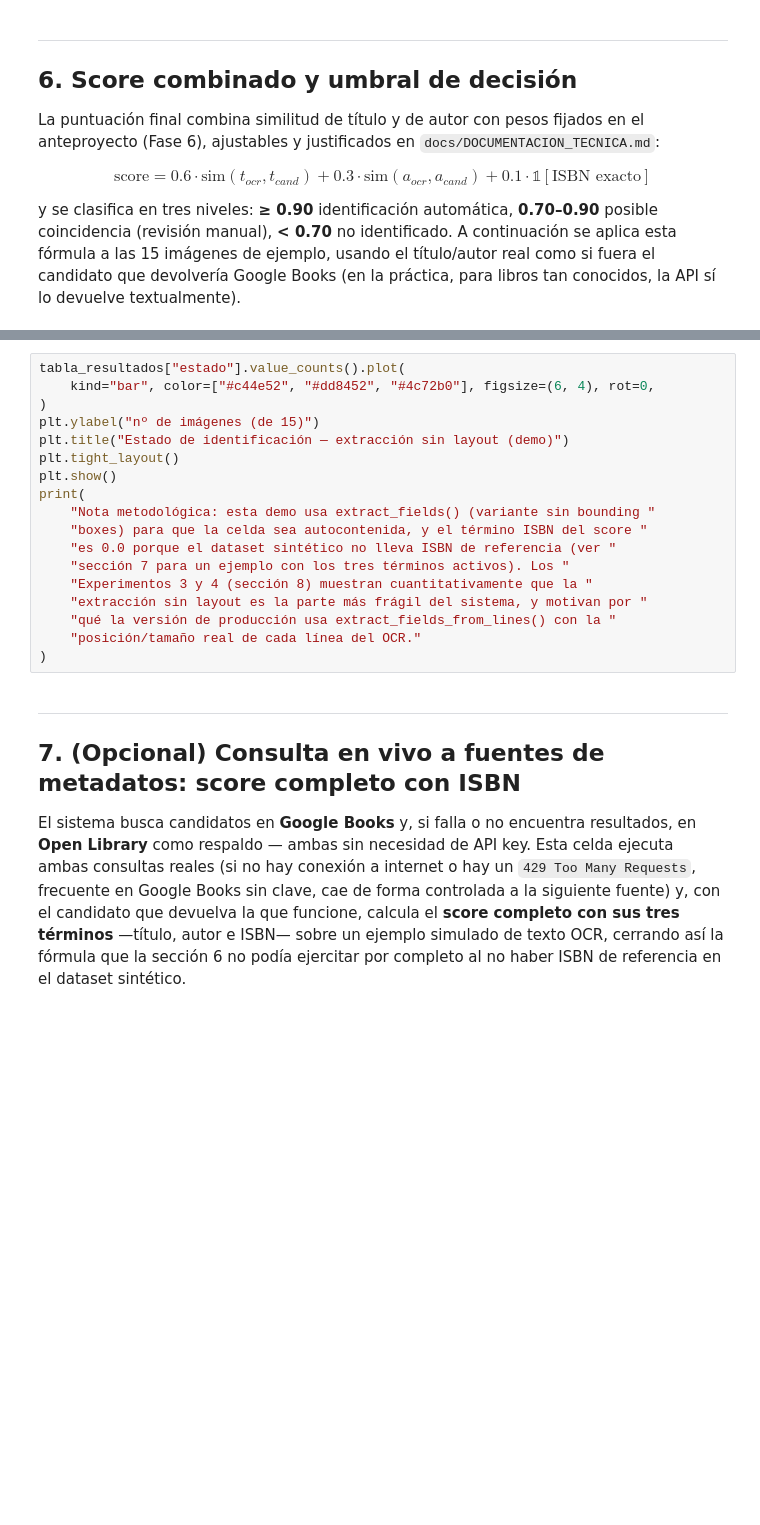
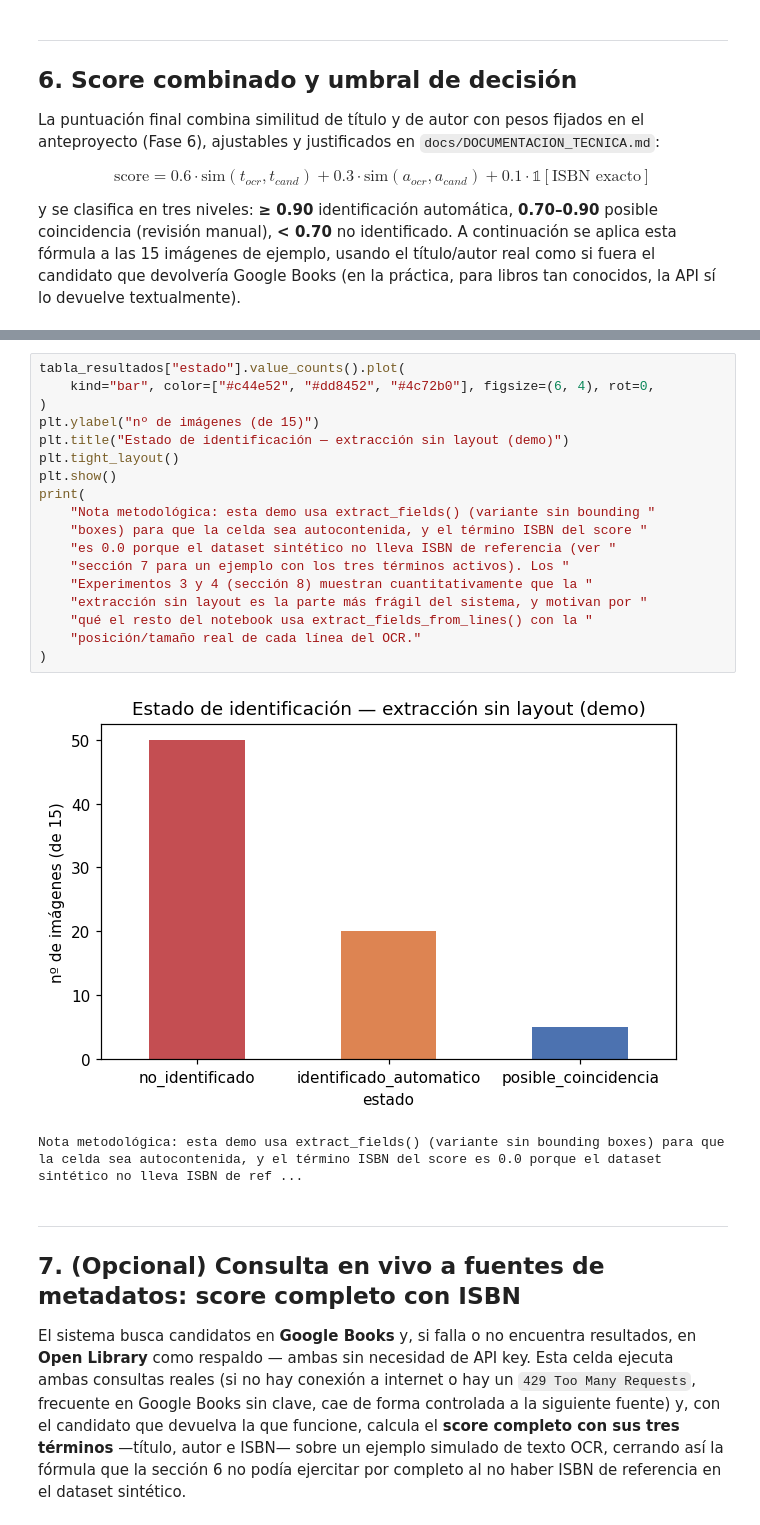
Before and after one commit to aav16/TFM_BookVision_SistemaInteligenteCatalogacionLibros, a Jupyter notebook: TFM_BookVision_Nucleo_Algoritmico.ipynb, the cells around one changed output, grey strips where cells are left out. Drawn from its saved outputs; the diff is of its cells as text; blank space fills up the shorter version.

```diff
--- a/TFM_BookVision_Nucleo_Algoritmico.ipynb
+++ b/TFM_BookVision_Nucleo_Algoritmico.ipynb
@@ -552,21 +605,24 @@ tabla_resultados
 # %%
 tabla_resultados["estado"].value_counts().plot(
     kind="bar", color=["#c44e52", "#dd8452", "#4c72b0"], figsize=(6, 4), rot=0,
 )
 plt.ylabel("nº de imágenes (de 15)")
 plt.title("Estado de identificación — extracción sin layout (demo)")
 plt.tight_layout()
 plt.show()
 print(
     "Nota metodológica: esta demo usa extract_fields() (variante sin bounding "
     "boxes) para que la celda sea autocontenida, y el término ISBN del score "
     "es 0.0 porque el dataset sintético no lleva ISBN de referencia (ver "
     "sección 7 para un ejemplo con los tres términos activos). Los "
     "Experimentos 3 y 4 (sección 8) muestran cuantitativamente que la "
     "extracción sin layout es la parte más frágil del sistema, y motivan por "
-    "qué la versión de producción usa extract_fields_from_lines() con la "
+    "qué el resto del notebook usa extract_fields_from_lines() con la "
     "posición/tamaño real de cada línea del OCR."
 )
+# %% [output]
+[figure, added]
+Nota metodológica: esta demo usa extract_fields() (variante sin bounding boxes) para que la celda sea autocontenida, y el término ISBN del score es 0.0 porque el dataset sintético no lleva ISBN de ref ...
 # %% [markdown]
 ---
 ## 7. (Opcional) Consulta en vivo a fuentes de metadatos: score completo con ISBN
```
Also changed, not shown: parts of 24 cells of this notebook, 8 other files.
